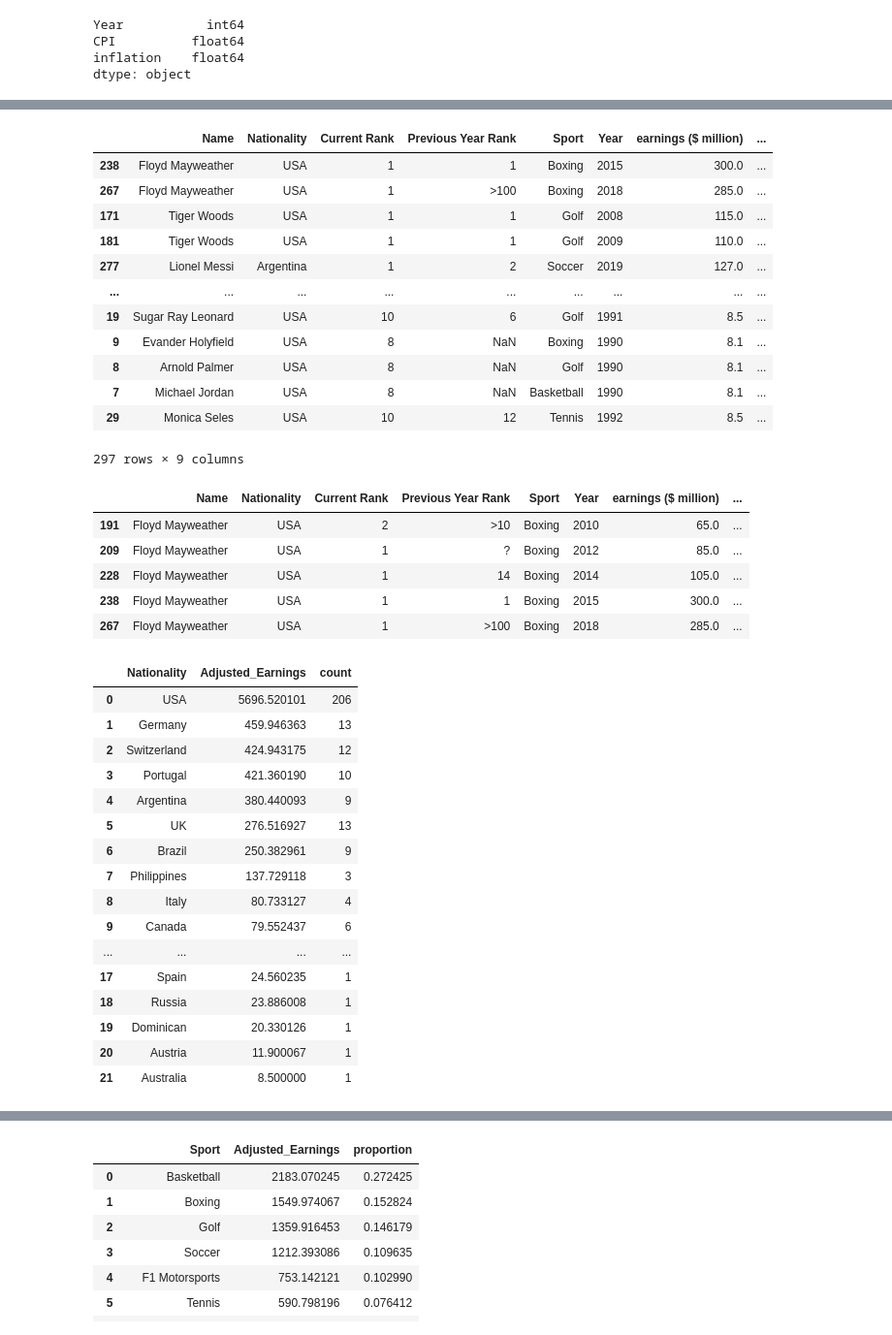
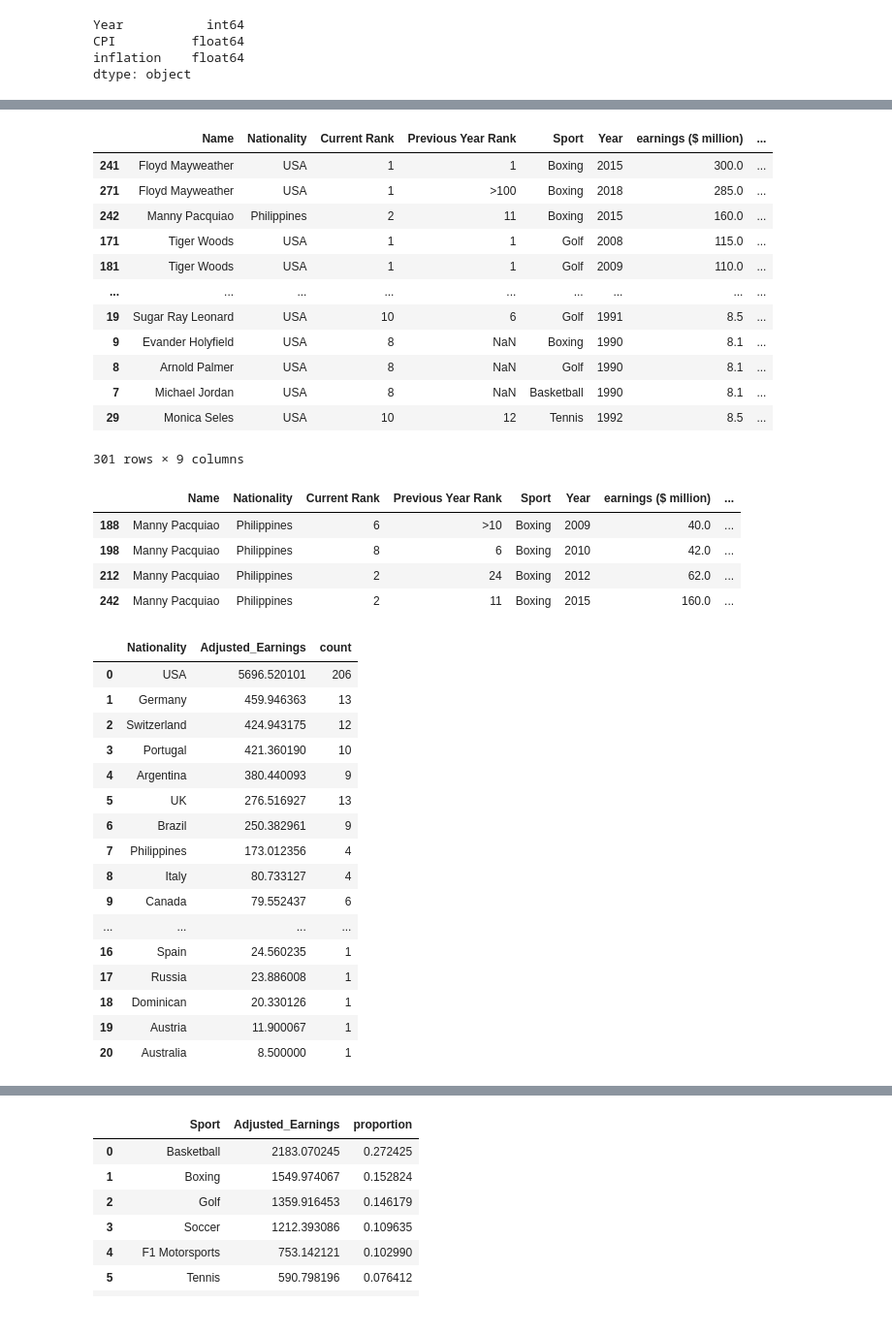
Before and after one commit to cisnerosjp/SMU-Project1-HighestPaidAthletes, a Jupyter notebook: AthletePay_adjusted.ipynb, the cells around one changed output, grey strips where cells are left out. Shown at 97% size. Drawn from its saved outputs; the diff is of its cells as text; code cells hidden in the pictures.

```diff
--- a/AthletePay_adjusted.ipynb
+++ b/AthletePay_adjusted.ipynb
@@ -120,3 +145,3 @@ Name: count, dtype: int64
 # %%
-athlete_df.loc[(athlete_df.Nationality == "Philippines") |(athlete_df.Nationality == "Filipino")] = "Philippines"
+athlete_df.loc[(athlete_df.Nationality== "Philippines") |(athlete_df.Nationality== "Filipino"), "Nationality"] = "Philippines"
 # %%
@@ -223,4 +231,5 @@ CPI          float64
 inflation    float64
 dtype: object
 # %%
-adjusted_df = pd.merge(athlete_df, sub_inflation_df.loc[:, ["Year", "inflation"]], on = "Year")
+adjusted_df = pd.merge(athlete_df, sub_inflation_df.loc[:, ["Year", "inflation"]], on = "Year", how = "left")
+adjusted_df
@@ -257,27 +363,26 @@ plt.show()
 adjusted_df.sort_values(by = "Adjusted_Earnings", ascending = False)
 # %% [output]
 |  | Name | Nationality | Current Rank | Previous Year Rank | Sport | Year | earnings ($ million) | ... |
-| 238 | Floyd Mayweather | USA | 1 | 1 | Boxing | 2015 | 300.0 | ... |
-| 267 | Floyd Mayweather | USA | 1 | >100 | Boxing | 2018 | 285.0 | ... |
+| 241 | Floyd Mayweather | USA | 1 | 1 | Boxing | 2015 | 300.0 | ... |
+| 271 | Floyd Mayweather | USA | 1 | >100 | Boxing | 2018 | 285.0 | ... |
+| 242 | Manny Pacquiao | Philippines | 2 | 11 | Boxing | 2015 | 160.0 | ... |
 | 171 | Tiger Woods | USA | 1 | 1 | Golf | 2008 | 115.0 | ... |
 | 181 | Tiger Woods | USA | 1 | 1 | Golf | 2009 | 110.0 | ... |
-| 277 | Lionel Messi | Argentina | 1 | 2 | Soccer | 2019 | 127.0 | ... |
 | ... | ... | ... | ... | ... | ... | ... | ... | ... |
 | 19 | Sugar Ray Leonard | USA | 10 | 6 | Golf | 1991 | 8.5 | ... |
 | 9 | Evander Holyfield | USA | 8 | NaN | Boxing | 1990 | 8.1 | ... |
 | 8 | Arnold Palmer | USA | 8 | NaN | Golf | 1990 | 8.1 | ... |
 | 7 | Michael Jordan | USA | 8 | NaN | Basketball | 1990 | 8.1 | ... |
 | 29 | Monica Seles | USA | 10 | 12 | Tennis | 1992 | 8.5 | ... |
-297 rows × 9 columns
+301 rows × 9 columns
 # %%
-adjusted_df.loc[adjusted_df.Name == "Floyd Mayweather"].sort_values(by = "Year")
+adjusted_df.loc[adjusted_df.Name == "Manny Pacquiao"].sort_values(by = "Year")
 # %% [output]
 |  | Name | Nationality | Current Rank | Previous Year Rank | Sport | Year | earnings ($ million) | ... |
-| 191 | Floyd Mayweather | USA | 2 | >10 | Boxing | 2010 | 65.0 | ... |
-| 209 | Floyd Mayweather | USA | 1 | ? | Boxing | 2012 | 85.0 | ... |
-| 228 | Floyd Mayweather | USA | 1 | 14 | Boxing | 2014 | 105.0 | ... |
-| 238 | Floyd Mayweather | USA | 1 | 1 | Boxing | 2015 | 300.0 | ... |
-| 267 | Floyd Mayweather | USA | 1 | >100 | Boxing | 2018 | 285.0 | ... |
+| 188 | Manny Pacquiao | Philippines | 6 | >10 | Boxing | 2009 | 40.0 | ... |
+| 198 | Manny Pacquiao | Philippines | 8 | 6 | Boxing | 2010 | 42.0 | ... |
+| 212 | Manny Pacquiao | Philippines | 2 | 24 | Boxing | 2012 | 62.0 | ... |
+| 242 | Manny Pacquiao | Philippines | 2 | 11 | Boxing | 2015 | 160.0 | ... |
 # %%
 # Create pie charts to compare counts by nationality and agregated earnings by nationality
 nationalities = adjusted_df.groupby("Nationality").Adjusted_Earnings.sum().sort_values(ascending = False).reset_index()
@@ -293,12 +398,12 @@ nationalities
 | 4 | Argentina | 380.440093 | 9 |
 | 5 | UK | 276.516927 | 13 |
 | 6 | Brazil | 250.382961 | 9 |
-| 7 | Philippines | 137.729118 | 3 |
+| 7 | Philippines | 173.012356 | 4 |
 | 8 | Italy | 80.733127 | 4 |
 | 9 | Canada | 79.552437 | 6 |
 | ... | ... | ... | ... |
-| 17 | Spain | 24.560235 | 1 |
-| 18 | Russia | 23.886008 | 1 |
-| 19 | Dominican | 20.330126 | 1 |
-| 20 | Austria | 11.900067 | 1 |
-| 21 | Australia | 8.500000 | 1 |
+| 16 | Spain | 24.560235 | 1 |
+| 17 | Russia | 23.886008 | 1 |
+| 18 | Dominican | 20.330126 | 1 |
+| 19 | Austria | 11.900067 | 1 |
+| 20 | Australia | 8.500000 | 1 |
```
Also changed, not shown: parts of 18 cells of this notebook, 7 other files.
